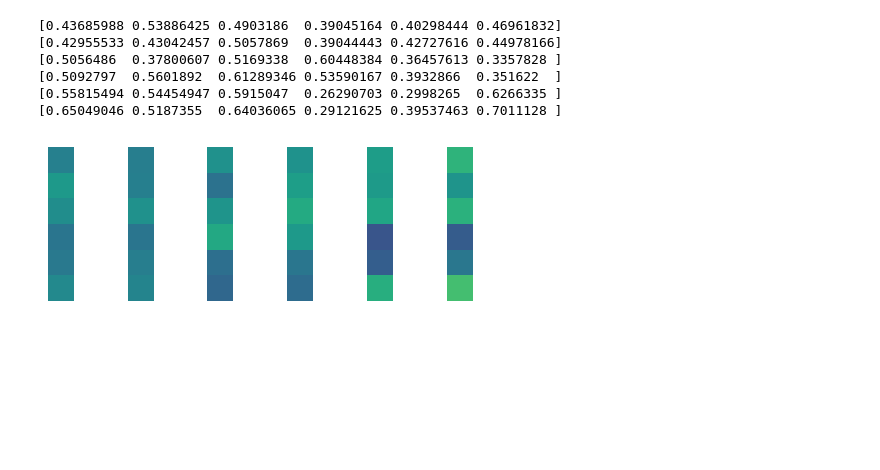
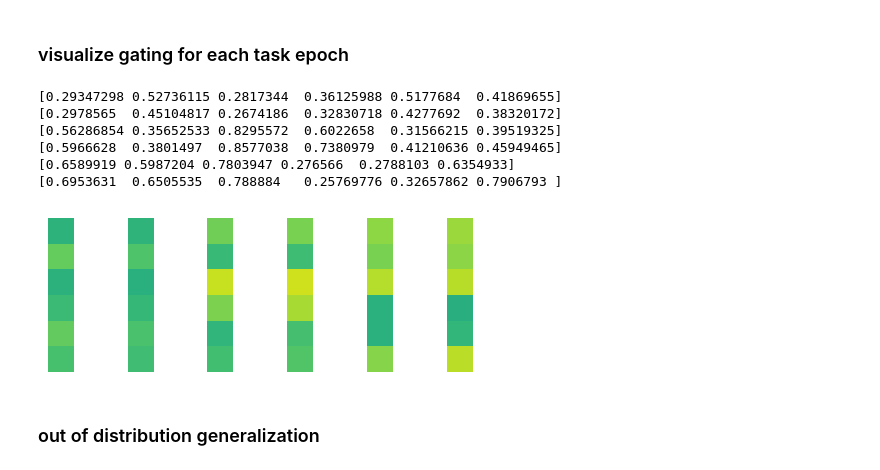
Before and after one commit to hzshan/context_inference_rnn, a Jupyter notebook: train.ipynb, the cells around one changed output. Cells and saved outputs as stored; diff of their text form; code cells hidden in the pictures; blank space fills up the shorter version.

```diff
--- a/train.ipynb
+++ b/train.ipynb
@@ -117,0 +37,22 @@ for itrial in range(15):
+# %%
+task_list = ['PRO_D', 'PRO_M', 'ANTI_D', 'ANTI_M']
+z_list = ['F/D', 'S', 'R_P', 'R_M_P', 'R_A', 'R_M_A']
+dim_z = len(z_list)
+model_kwargs = {'dim_z': dim_z, 'rank': dim_z, 'dim_hid': 50, 'alpha': 0.5, 'gating_type': 3}
+if isinstance(model_kwargs['gating_type'], int):
+    model_kwargs['rank'] *= model_kwargs['gating_type']
+
+save_dir = './saved_models/cxtrnn_seq_gating' + str(model_kwargs['gating_type'])
+os.makedirs(save_dir, exist_ok=True)
+if os.path.isfile(save_dir + '/model.pth'):
+    device = torch.device("cuda:0" if torch.cuda.is_available() else "cpu")
+    model = CXTRNN(**model_kwargs).to(device)
+    save_dict = torch.load(save_dir + '/model.pth', map_location=torch.device(device))
+    model.load_state_dict(save_dict)
+    tr_loss_arr = np.load(save_dir + '/tr_loss.npy')
+    ts_loss_arr = np.load(save_dir + '/ts_loss.npy')
+else:
+    model, tr_loss_arr, ts_loss_arr = train_rnn_sequential(model_kwargs, seed=0, lr=0.01,
+                                                           batch_size=256, num_iter=500, n_trials_ts=200,
+                                                           task_list=task_list, z_list=z_list,
+                                                           verbose=True, save_dir=save_dir)
@@ -118,18 +70,23 @@ for itrial in range(15):
+# %% [markdown]
+### visualize gating for each task epoch
 # %%
-fig, axes = plt.subplots(1, 6, figsize=(6, 2))
-for iz in range(6):
-    z_t = torch.zeros(6, device=device)
+fig, axes = plt.subplots(1, dim_z, figsize=(dim_z, 2))
+for iz in range(dim_z):
+    z_t = torch.zeros(dim_z, device=device)
     z_t[iz] = 1
-    gating = torch.sigmoid(model.nm_layer(z_t)).detach().cpu().numpy()
+    gating = model.gating(z_t.unsqueeze(0))
+    gating = gating.detach().cpu().numpy()[0]
     print(gating)
-    axes[iz].imshow(gating[:, None], vmin=0, vmax=1)
+    axes[iz].imshow(gating[:, None], vmin=-1, vmax=1)
     axes[iz].axis('off')
 # %% [output]
-[0.43685988 0.53886425 0.4903186  0.39045164 0.40298444 0.46961832]
-[0.42955533 0.43042457 0.5057869  0.39044443 0.42727616 0.44978166]
-[0.5056486  0.37800607 0.5169338  0.60448384 0.36457613 0.3357828 ]
-[0.5092797  0.5601892  0.61289346 0.53590167 0.3932866  0.351622  ]
-[0.55815494 0.54454947 0.5915047  0.26290703 0.2998265  0.6266335 ]
-[0.65049046 0.5187355  0.64036065 0.29121625 0.39537463 0.7011128 ]
+[0.29347298 0.52736115 0.2817344  0.36125988 0.5177684  0.41869655]
+[0.2978565  0.45104817 0.2674186  0.32830718 0.4277692  0.38320172]
+[0.56286854 0.35652533 0.8295572  0.6022658  0.31566215 0.39519325]
+[0.5966628  0.3801497  0.8577038  0.7380979  0.41210636 0.45949465]
+[0.6589919 0.5987204 0.7803947 0.276566  0.2788103 0.6354933]
+[0.6953631  0.6505535  0.788884   0.25769776 0.32657862 0.7906793 ]
-[figure, old version]
+[figure, new version]
+# %% [markdown]
+### out of distribution generalization
 # %%
```
Also changed, not shown: parts of 10 cells of this notebook, 1 other file.
